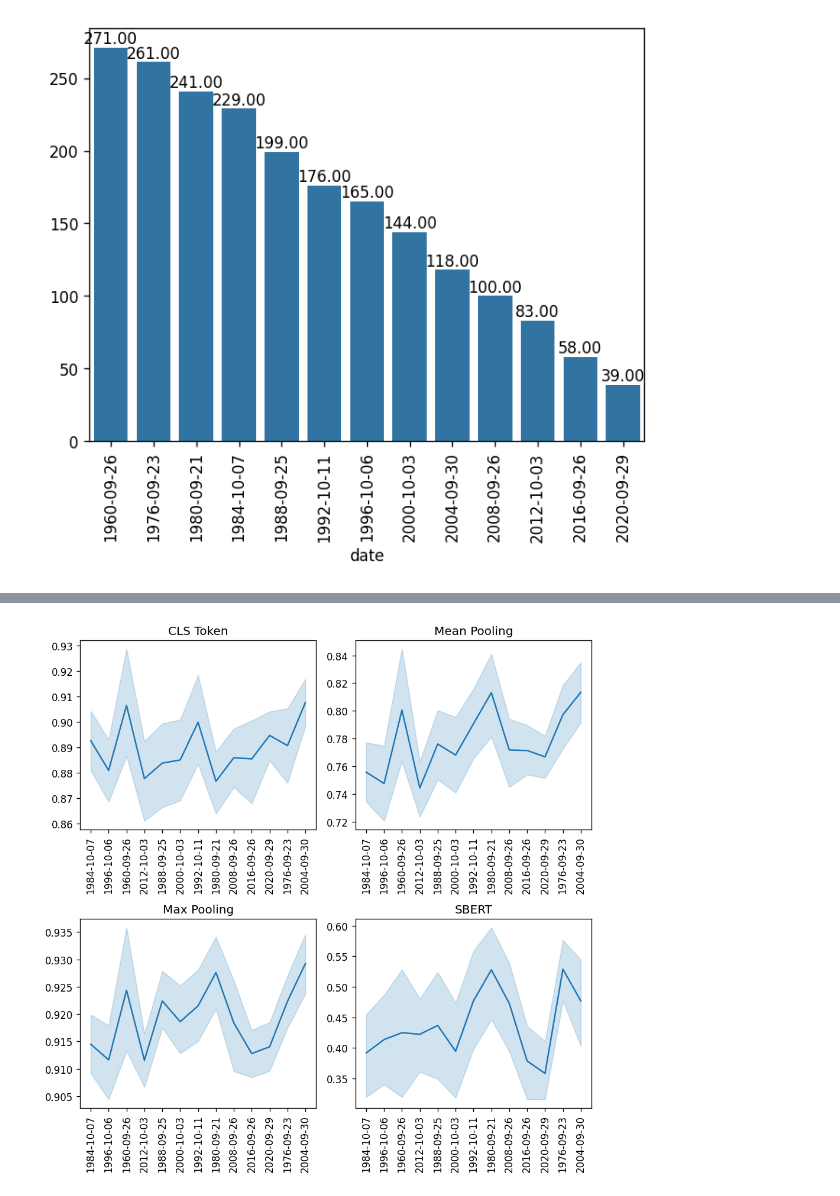
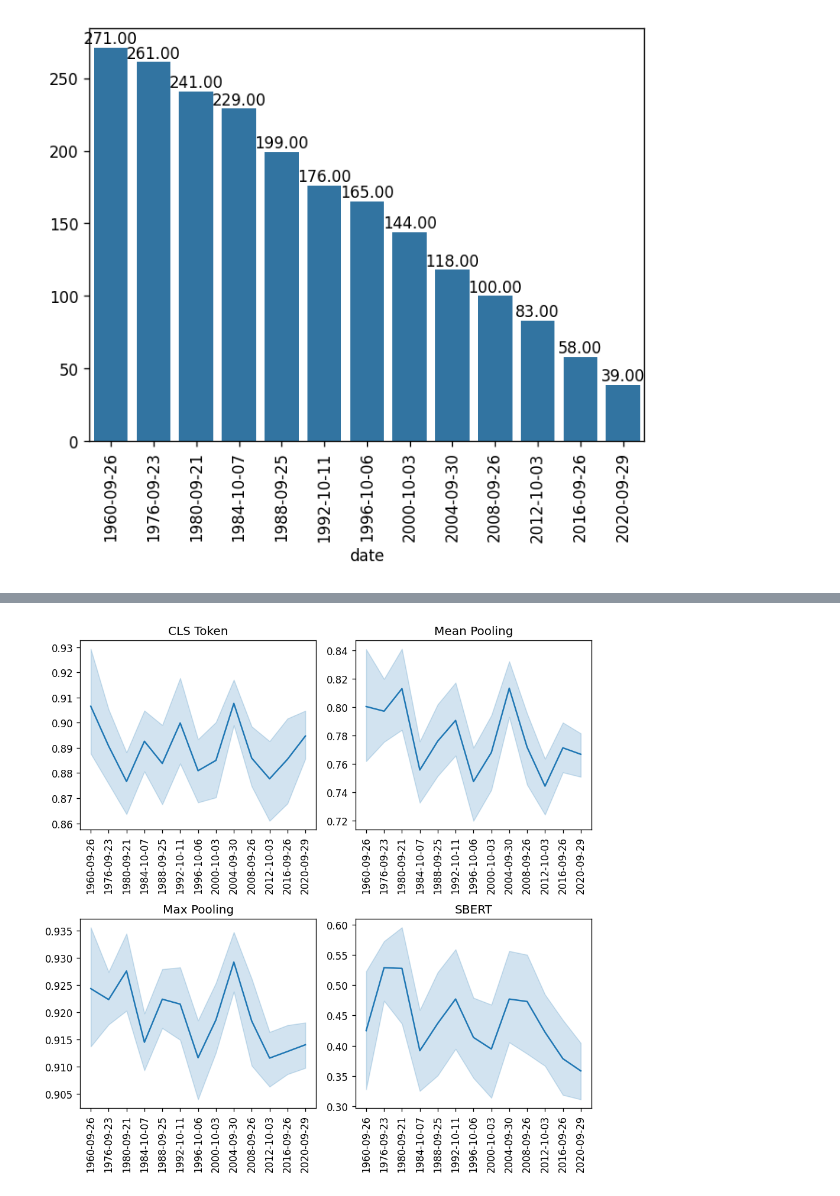
Before and after one commit to ngruenefeld/qud-for-us-presidential-debates, a Jupyter notebook: us_debates_metrics.ipynb, the cells around one changed output, grey strips where cells are left out. Saved outputs shown, nothing was run; the diff lists cells and outputs as text; code cells hidden in the pictures.

```diff
--- a/us_debates_metrics.ipynb
+++ b/us_debates_metrics.ipynb
@@ -16,14 +16,14 @@ mpl.rcParams['figure.dpi'] = 120
 data_base_dir = "data/by_date"
 
 dates = []
-dfs = {}
 for fpath in glob.glob(data_base_dir + "/*"):
-    df = pd.read_csv(fpath)
-    date = df["date"].iloc[0]
-    dfs[date] = df  # [df["question"].notnull()]
-    dates.append(date)
+    dates.append(fpath[len(data_base_dir) + 1:-4])
 
 dates.sort()
+# %%
+dfs = {}
+for date in dates:
+    dfs[date] = pd.read_csv(f"{data_base_dir}/{date}.csv")
 # %%
 df = pd.concat(dfs)
 df
@@ -165,27 +165,21 @@ df_melted
 # %%
 fig, axs = plt.subplots(2, 2, figsize=(8, 8))
 
 sns.lineplot(data=df, x="date", y="similarity_cls", ax=axs[0, 0]).set_title("CLS Token")
-axs[0, 0].set_xlabel(None)
-axs[0, 0].set_ylabel(None)
 sns.lineplot(data=df, x="date", y="similarity_mean", ax=axs[0, 1]).set_title("Mean Pooling")
-axs[0, 1].set_xlabel(None)
-axs[0, 1].set_ylabel(None)
 sns.lineplot(data=df, x="date", y="similarity_max", ax=axs[1, 0]).set_title("Max Pooling")
-axs[1, 0].set_xlabel(None)
-axs[1, 0].set_ylabel(None)
 sns.lineplot(data=df, x="date", y="similarity_sbert", ax=axs[1, 1]).set_title("SBERT")
-axs[1, 1].set_xlabel(None)
-axs[1, 1].set_ylabel(None)
 
 for ax in axs:
     for a in ax:
+        a.set_xlabel(None)
+        a.set_ylabel(None)
         a.tick_params(axis='x', rotation=90)
 
 # fig.suptitle('Embedding Similarity')
 fig.tight_layout()
 # %% [output]
-[figure, old version]
+[figure, new version]
 # %%
 fig, ax = plt.subplots(figsize=(8, 8))
 sns.lineplot(data=df_melted, x="date", y="similarity", hue="measure", ax=ax)
```
Also changed, not shown: parts of 15 cells of this notebook, 13 other files.
